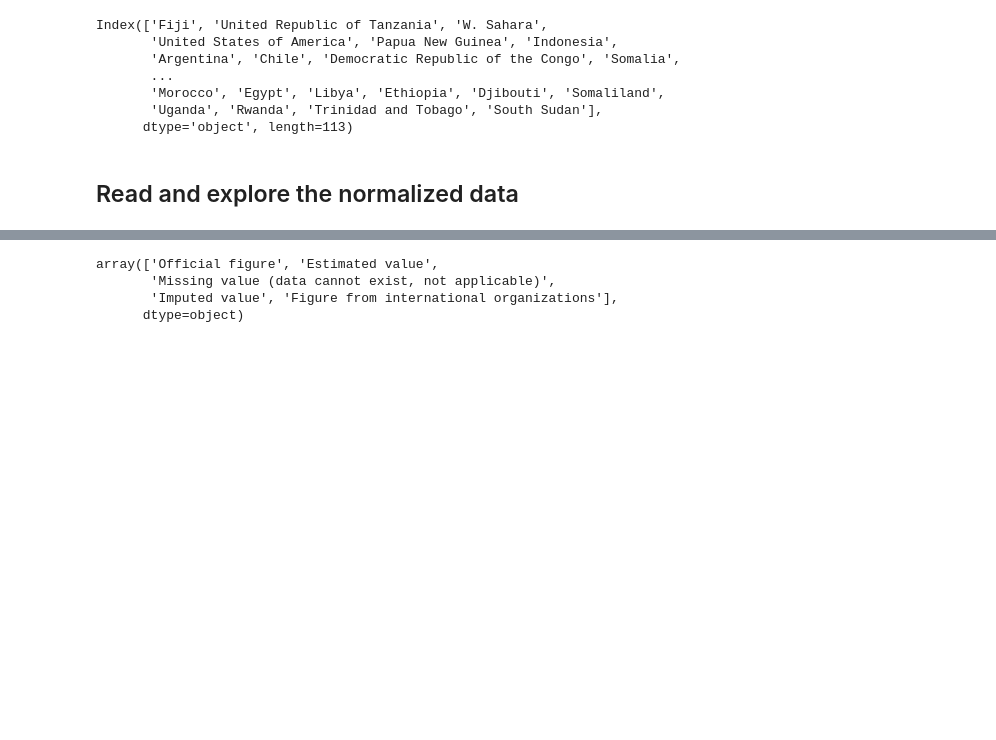
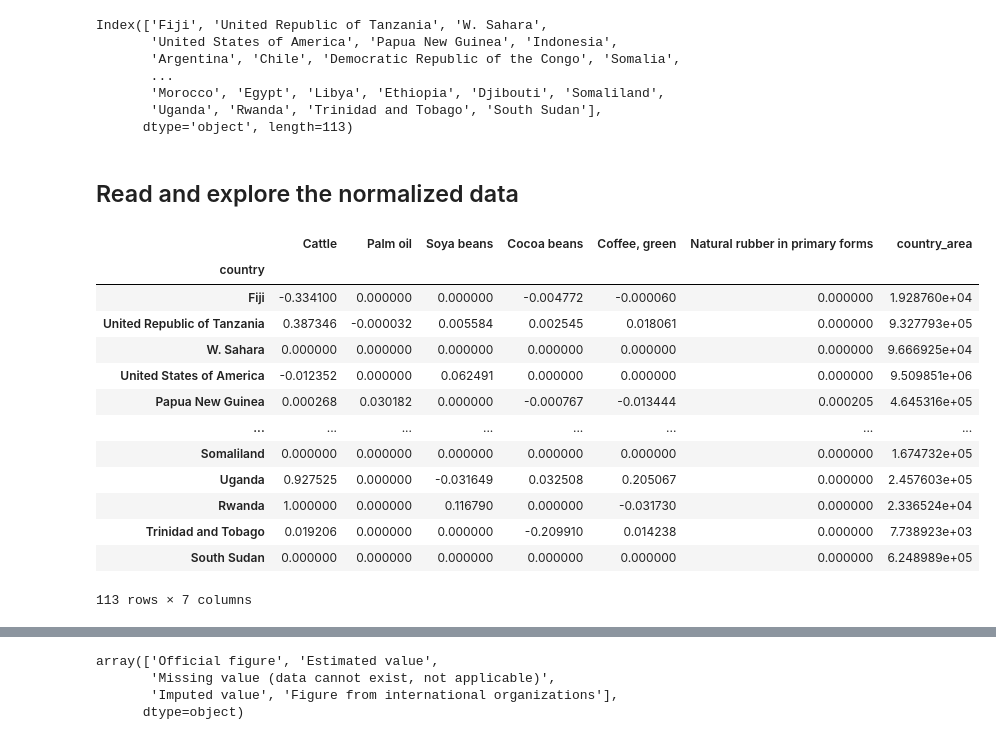
Before and after one commit to janpisl/location-encoding, a Jupyter notebook: notebooks/FAOSTAT data processing.ipynb, the cells around one changed output, grey strips where cells are left out. Saved outputs shown, nothing was run; the diff lists cells and outputs as text; code cells hidden in the pictures; blank space fills up the shorter version.

```diff
--- a/notebooks/FAOSTAT data processing.ipynb
+++ b/notebooks/FAOSTAT data processing.ipynb
@@ -364 +372,18 @@ norm_df = pd.read_csv('../data/tmp/faostat_reports.csv')
+# %%
+tmp
+# %% [output]
+|  | Cattle | Palm oil | Soya beans | Cocoa beans | Coffee, green | Natural rubber in primary forms | country_area |
+| country |  |  |  |  |  |  |  |
+| Fiji | -0.334100 | 0.000000 | 0.000000 | -0.004772 | -0.000060 | 0.000000 | 1.928760e+04 |
+| United Republic of Tanzania | 0.387346 | -0.000032 | 0.005584 | 0.002545 | 0.018061 | 0.000000 | 9.327793e+05 |
+| W. Sahara | 0.000000 | 0.000000 | 0.000000 | 0.000000 | 0.000000 | 0.000000 | 9.666925e+04 |
+| United States of America | -0.012352 | 0.000000 | 0.062491 | 0.000000 | 0.000000 | 0.000000 | 9.509851e+06 |
+| Papua New Guinea | 0.000268 | 0.030182 | 0.000000 | -0.000767 | -0.013444 | 0.000205 | 4.645316e+05 |
+| ... | ... | ... | ... | ... | ... | ... | ... |
+| Somaliland | 0.000000 | 0.000000 | 0.000000 | 0.000000 | 0.000000 | 0.000000 | 1.674732e+05 |
+| Uganda | 0.927525 | 0.000000 | -0.031649 | 0.032508 | 0.205067 | 0.000000 | 2.457603e+05 |
+| Rwanda | 1.000000 | 0.000000 | 0.116790 | 0.000000 | -0.031730 | 0.000000 | 2.336524e+04 |
+| Trinidad and Tobago | 0.019206 | 0.000000 | 0.000000 | -0.209910 | 0.014238 | 0.000000 | 7.738923e+03 |
+| South Sudan | 0.000000 | 0.000000 | 0.000000 | 0.000000 | 0.000000 | 0.000000 | 6.248989e+05 |
+113 rows × 7 columns
 # %%
```
Also changed, not shown: parts of 5 cells of this notebook, 8 other files.
